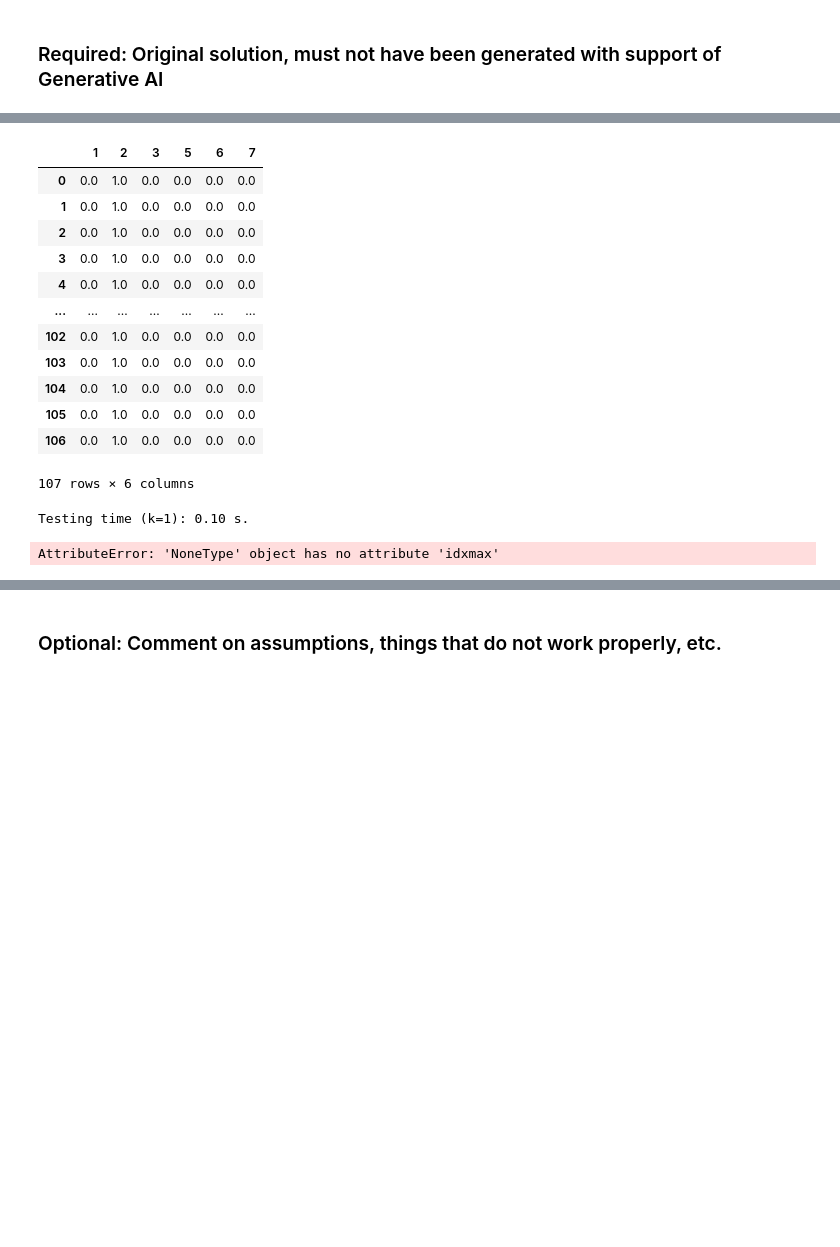
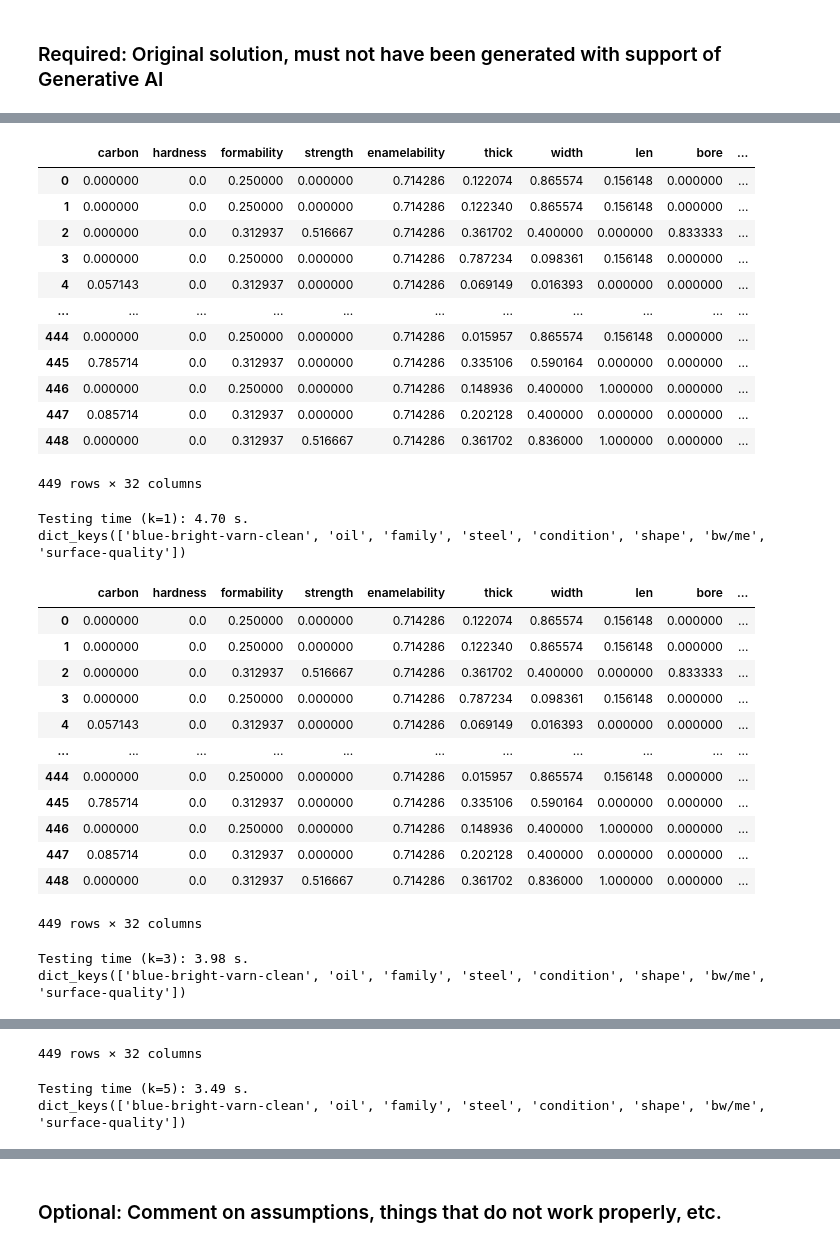
Before and after one commit to Bern4rdR/data-science, a Jupyter notebook: Assignment 2/Assignment 2.ipynb, the cells around one changed output, grey strips where cells are left out. Cells and saved outputs as stored; diff of their text form; code cells hidden in the pictures; blank space fills up the shorter version.

Commit message:
fix bug for datasets with missing columns

```diff
--- a/Assignment 2/Assignment 2.ipynb
+++ b/Assignment 2/Assignment 2.ipynb
@@ -196,18 +196,18 @@ class kNN:
         # preprocessing
         df, self.column_filter = create_column_filter(df)
         df, self.imputation    = create_imputation(df)
-        df, self.normalization = create_normalization(df, noramlizationtype)
+        df, self.normalization = create_normalization(df, normalizationtype=noramlizationtype)
         df, self.one_hot       = create_one_hot(df)
 
         # labels
         self.training_labels = df['CLASS'].astype('category')
         self.labels = list(self.training_labels.cat.categories)
-        print(f"count class:\n{self.training_labels.value_counts()}")
+        #print(f"count class:\n{self.training_labels.value_counts()}")
         # data
-        self.training_data = df.drop(columns=['CLASS', 'ID']).to_numpy()
+        self.training_data = df.drop(columns=['CLASS', 'ID'], errors='ignore').to_numpy() # ignore errors when column doesn't exist
 
         print(f'training labels:\t{self.training_labels}\nlabels:\t{self.labels}')
-        print(f'data:\t{self.training_data}')
+        #print(f'data:\t{self.training_data}')
 
 # Input to predict:
 # self - the object itself
@@ -234,7 +234,7 @@ class kNN:
 
         # print(self.column_filter)
         df = apply_column_filter(df,self.column_filter)
-        df = df.drop(columns=['CLASS', 'ID'])
+        df = df.drop(columns=['CLASS', 'ID'], errors='ignore')
         df = apply_imputation(df,self.imputation)
         df = apply_normalization(df,self.normalization)
         df = apply_one_hot(df,self.one_hot)
@@ -247,24 +247,24 @@ class kNN:
                 distances.append((dist,i))
             distances = sorted(distances)
             distanceLabels = [self.training_labels[index] for (_,index) in distances[0:k]]
-            print(distances)
-            print(distanceLabels)
+            #print(distances)
+            #print(distanceLabels)
             classFreq = {label:distanceLabels.count(label)/k for label in self.labels}
-            print(classFreq)
+            #print(classFreq)
             return classFreq
 
 
         new_df = pd.DataFrame(columns=self.labels)
         rows = df.to_numpy()
-        print(f"rows are",rows)
+        #print(f"rows are",rows)
         for i,row in enumerate(rows):
             r = get_nearest_neighbors(row, k)
             new_df.loc[i] = r
         return new_df
 
 
-glass_train_df = pd.read_csv("glass_train.csv")
-glass_test_df = pd.read_csv("glass_test.csv")
-KNN = kNN()
-KNN.fit(glass_train_df)
-KNN.predict(glass_test_df, k=5)
+#glass_train_df = pd.read_csv("glass_train.csv")
+#glass_test_df = pd.read_csv("glass_test.csv")
+#KNN = kNN()
+#KNN.fit(glass_train_df)
+#KNN.predict(glass_test_df, k=5)
@@ -345,9 +271,9 @@ rows are [[ 0.26278837  0.39920949  0.63474388  0.41818182  0.6443203   0.091787
 # %%
 # Test your code (leave this part unchanged, except for if auc is undefined)
 
-glass_train_df = pd.read_csv("glass_train.csv")
+glass_train_df = pd.read_csv("anneal_train.csv")
 
-glass_test_df = pd.read_csv("glass_test.csv")
+glass_test_df = pd.read_csv("anneal_test.csv")
 
 knn_model = kNN()
 
@@ -392,15 +318,30 @@ dict_keys([])
-|  | 1 | 2 | 3 | 5 | 6 | 7 |
-| 0 | 0.0 | 1.0 | 0.0 | 0.0 | 0.0 | 0.0 |
-| 1 | 0.0 | 1.0 | 0.0 | 0.0 | 0.0 | 0.0 |
-| 2 | 0.0 | 1.0 | 0.0 | 0.0 | 0.0 | 0.0 |
-| 3 | 0.0 | 1.0 | 0.0 | 0.0 | 0.0 | 0.0 |
-| 4 | 0.0 | 1.0 | 0.0 | 0.0 | 0.0 | 0.0 |
-| ... | ... | ... | ... | ... | ... | ... |
-| 102 | 0.0 | 1.0 | 0.0 | 0.0 | 0.0 | 0.0 |
-| 103 | 0.0 | 1.0 | 0.0 | 0.0 | 0.0 | 0.0 |
-| 104 | 0.0 | 1.0 | 0.0 | 0.0 | 0.0 | 0.0 |
-| 105 | 0.0 | 1.0 | 0.0 | 0.0 | 0.0 | 0.0 |
-| 106 | 0.0 | 1.0 | 0.0 | 0.0 | 0.0 | 0.0 |
+|  | carbon | hardness | formability | strength | enamelability | thick | width | len | bore | ... |
+| 0 | 0.000000 | 0.0 | 0.250000 | 0.000000 | 0.714286 | 0.122074 | 0.865574 | 0.156148 | 0.000000 | ... |
+| 1 | 0.000000 | 0.0 | 0.250000 | 0.000000 | 0.714286 | 0.122340 | 0.865574 | 0.156148 | 0.000000 | ... |
+| 2 | 0.000000 | 0.0 | 0.312937 | 0.516667 | 0.714286 | 0.361702 | 0.400000 | 0.000000 | 0.833333 | ... |
+| 3 | 0.000000 | 0.0 | 0.250000 | 0.000000 | 0.714286 | 0.787234 | 0.098361 | 0.156148 | 0.000000 | ... |
+| 4 | 0.057143 | 0.0 | 0.312937 | 0.000000 | 0.714286 | 0.069149 | 0.016393 | 0.000000 | 0.000000 | ... |
+| ... | ... | ... | ... | ... | ... | ... | ... | ... | ... | ... |
+| 444 | 0.000000 | 0.0 | 0.250000 | 0.000000 | 0.714286 | 0.015957 | 0.865574 | 0.156148 | 0.000000 | ... |
+| 445 | 0.785714 | 0.0 | 0.312937 | 0.000000 | 0.714286 | 0.335106 | 0.590164 | 0.000000 | 0.000000 | ... |
+| 446 | 0.000000 | 0.0 | 0.250000 | 0.000000 | 0.714286 | 0.148936 | 0.400000 | 1.000000 | 0.000000 | ... |
+| 447 | 0.085714 | 0.0 | 0.312937 | 0.000000 | 0.714286 | 0.202128 | 0.400000 | 0.000000 | 0.000000 | ... |
+| 448 | 0.000000 | 0.0 | 0.312937 | 0.516667 | 0.714286 | 0.361702 | 0.836000 | 1.000000 | 0.000000 | ... |
-107 rows × 6 columns
+449 rows × 32 columns
-Testing time (k=1): 0.10 s.
+Testing time (k=1): 4.70 s.
+dict_keys(['blue-bright-varn-clean', 'oil', 'family', 'steel', 'condition', 'shape', 'bw/me', 'surface-quality'])
+|  | carbon | hardness | formability | strength | enamelability | thick | width | len | bore | ... |
+| 0 | 0.000000 | 0.0 | 0.250000 | 0.000000 | 0.714286 | 0.122074 | 0.865574 | 0.156148 | 0.000000 | ... |
+| 1 | 0.000000 | 0.0 | 0.250000 | 0.000000 | 0.714286 | 0.122340 | 0.865574 | 0.156148 | 0.000000 | ... |
+| 2 | 0.000000 | 0.0 | 0.312937 | 0.516667 | 0.714286 | 0.361702 | 0.400000 | 0.000000 | 0.833333 | ... |
+| 3 | 0.000000 | 0.0 | 0.250000 | 0.000000 | 0.714286 | 0.787234 | 0.098361 | 0.156148 | 0.000000 | ... |
+| 4 | 0.057143 | 0.0 | 0.312937 | 0.000000 | 0.714286 | 0.069149 | 0.016393 | 0.000000 | 0.000000 | ... |
+| ... | ... | ... | ... | ... | ... | ... | ... | ... | ... | ... |
+| 444 | 0.000000 | 0.0 | 0.250000 | 0.000000 | 0.714286 | 0.015957 | 0.865574 | 0.156148 | 0.000000 | ... |
+| 445 | 0.785714 | 0.0 | 0.312937 | 0.000000 | 0.714286 | 0.335106 | 0.590164 | 0.000000 | 0.000000 | ... |
+| 446 | 0.000000 | 0.0 | 0.250000 | 0.000000 | 0.714286 | 0.148936 | 0.400000 | 1.000000 | 0.000000 | ... |
+| 447 | 0.085714 | 0.0 | 0.312937 | 0.000000 | 0.714286 | 0.202128 | 0.400000 | 0.000000 | 0.000000 | ... |
+| 448 | 0.000000 | 0.0 | 0.312937 | 0.516667 | 0.714286 | 0.361702 | 0.836000 | 1.000000 | 0.000000 | ... |
-AttributeError: 'NoneType' object has no attribute 'idxmax'
+449 rows × 32 columns
+Testing time (k=3): 3.98 s.
+dict_keys(['blue-bright-varn-clean', 'oil', 'family', 'steel', 'condition', 'shape', 'bw/me', 'surface-quality'])
@@ -406,0 +360,3 @@ AttributeError: 'NoneType' object has no attribute 'idxmax'
+449 rows × 32 columns
+Testing time (k=5): 3.49 s.
+dict_keys(['blue-bright-varn-clean', 'oil', 'family', 'steel', 'condition', 'shape', 'bw/me', 'surface-quality'])
```
Also changed, not shown: parts of 6 cells of this notebook.
